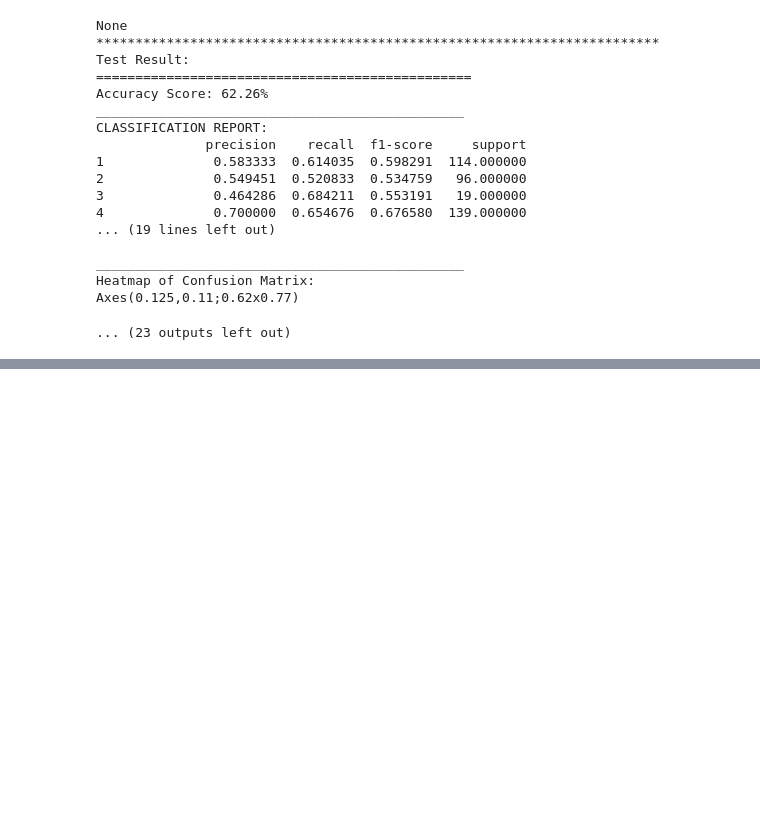
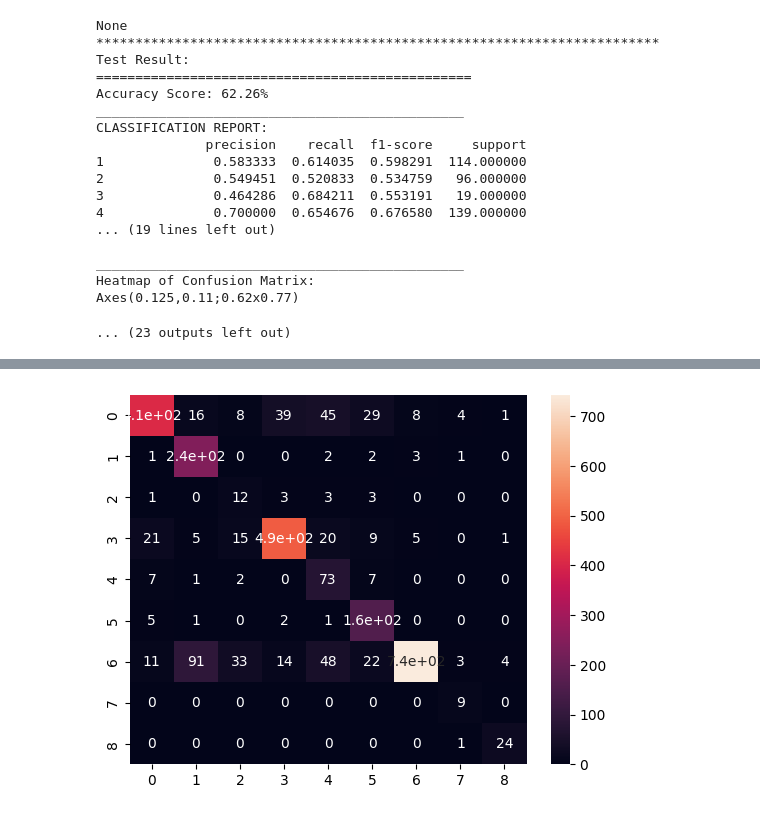
Before and after one commit to muhammadalinoor-1982/Blog, a Jupyter notebook: personalized_cancer_prediction.ipynb, the cells around one changed output, grey strips where cells are left out. Cells and saved outputs as stored; diff of their text form; code cells hidden in the pictures; blank space fills up the shorter version.

```diff
--- a/personalized_cancer_prediction.ipynb
+++ b/personalized_cancer_prediction.ipynb
@@ -461,3 +461,10 @@ _______________________________________________
 Heatmap of Confusion Matrix:
 Axes(0.125,0.11;0.62x0.77)
 ... (23 outputs left out)
+# %%
+vc = VotingClassifier(estimators=models, voting='hard') # Also test voting='soft'
+vc_model = vc.fit(X_train, y_train)
+# %%
+y_pred_train = vc_model.predict(X_train)
+accuracy_train = accuracy_score(y_pred_train, y_train)
+f1_train = f1_score(y_pred_train, y_train, average='weighted')
@@ -463,0 +523,5 @@ Axes(0.125,0.11;0.62x0.77)
+# %%
+# Apply Confusion Matrix
+from sklearn.metrics import confusion_matrix
+c_train = confusion_matrix(y_pred_train, y_train)
+c_test  = confusion_matrix(y_pred_test, y_test)
@@ -463,0 +550,6 @@ Axes(0.125,0.11;0.62x0.77)
+# %%
+# Apply heatmap on train Data
+sns.heatmap(c_train, annot=True)
+plt.show()
+# %% [output]
+[figure, added]
```
Also changed, not shown: parts of 6 cells of this notebook.
